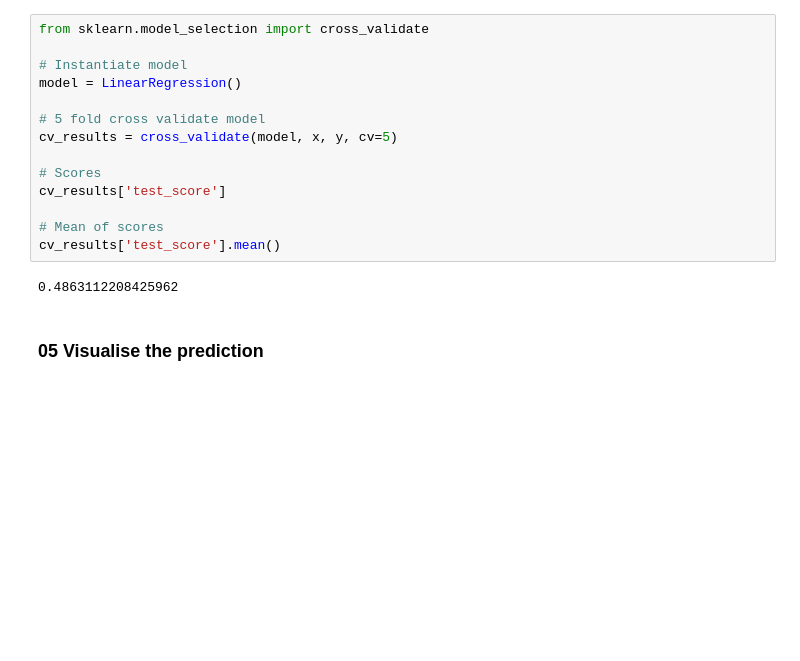
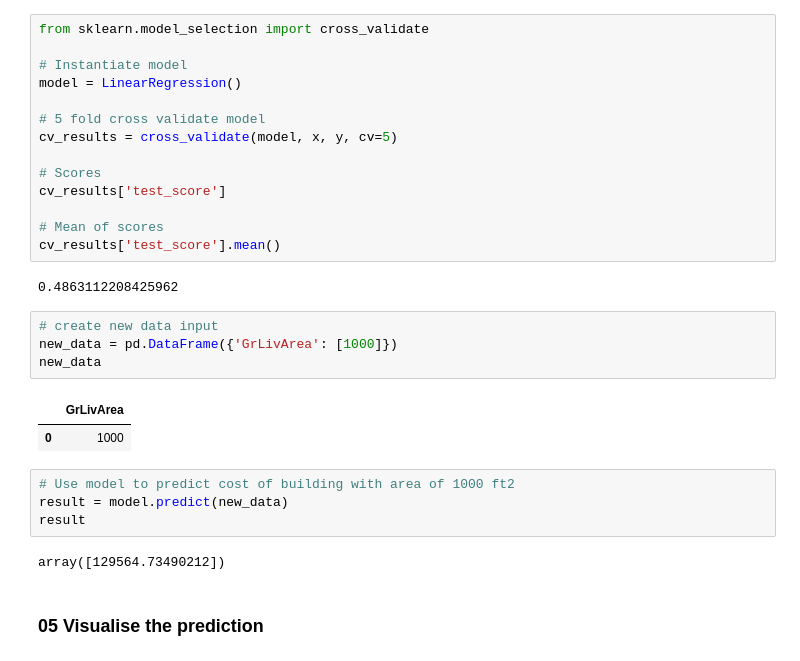
Before and after one commit to hramzan01/project_zero, a Jupyter notebook: nb_sklearn_test_train.ipynb, the cells around one changed output. Drawn from its saved outputs; the diff is of its cells as text; blank space fills up the shorter version.

```diff
--- a/nb_sklearn_test_train.ipynb
+++ b/nb_sklearn_test_train.ipynb
@@ -108,5 +108,18 @@ cv_results['test_score']
 cv_results['test_score'].mean()
 # %% [output]
 0.4863112208425962
+# %%
+# create new data input
+new_data = pd.DataFrame({'GrLivArea': [1000]})
+new_data
+# %% [output]
+|  | GrLivArea |
+| 0 | 1000 |
+# %%
+# Use model to predict cost of building with area of 1000 ft2
+result = model.predict(new_data)
+result
+# %% [output]
+array([129564.73490212])
 # %% [markdown]
 ### 05 Visualise the prediction
```
Also changed, not shown: parts of 4 cells of this notebook.
